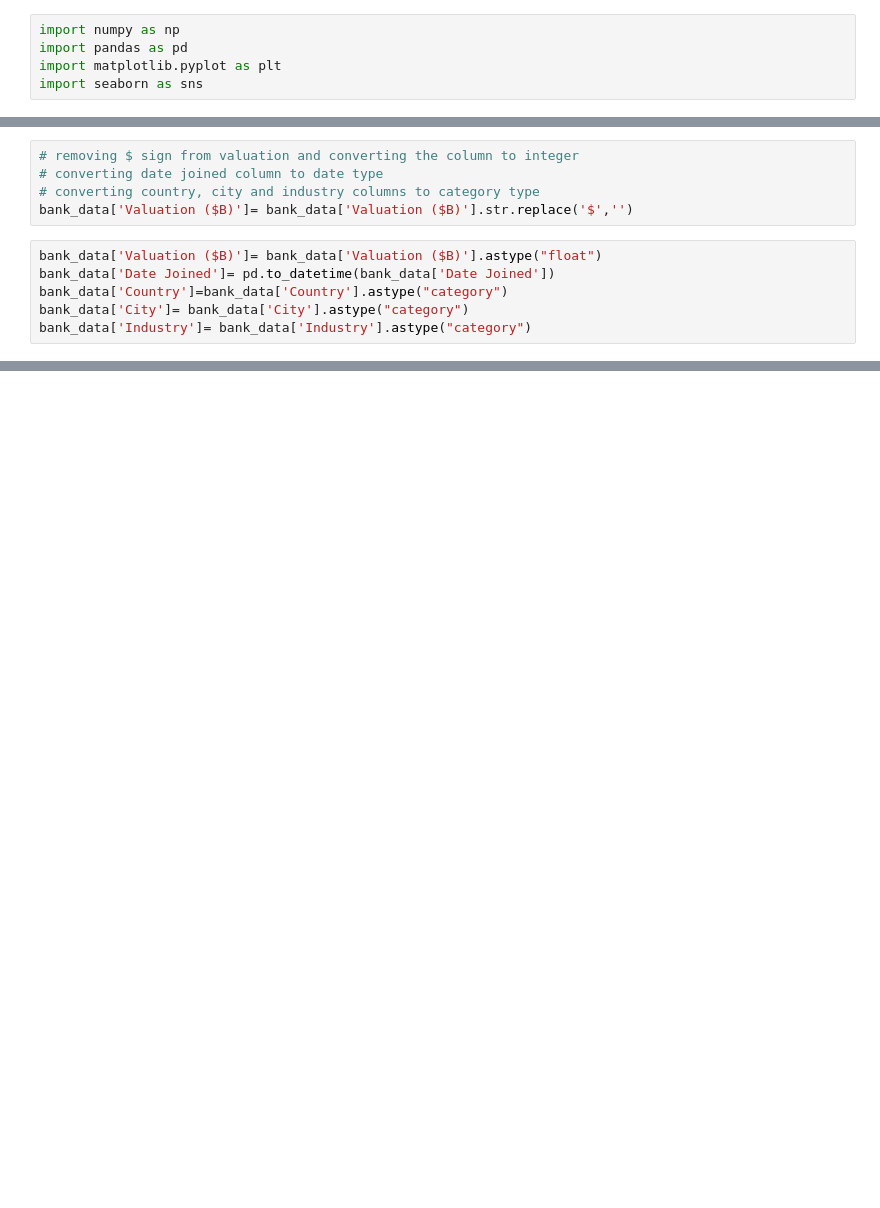
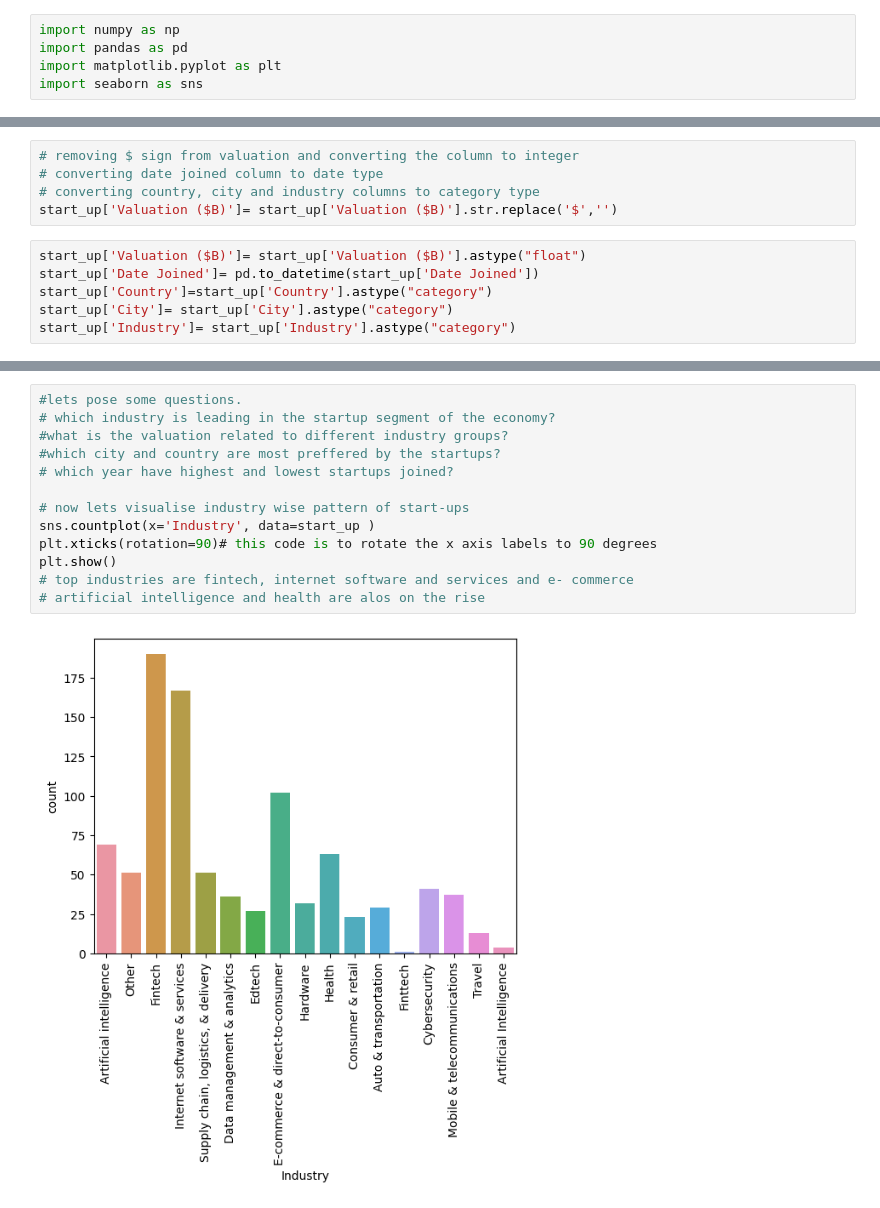
Before and after one commit to Shweta-singh-davv/python-data-science, a Jupyter notebook: startup.ipynb, the cells around one changed output, grey strips where cells are left out. Saved outputs shown, nothing was run; the diff lists cells and outputs as text; blank space fills up the shorter version.

```diff
--- a/startup.ipynb
+++ b/startup.ipynb
@@ -59,11 +59,11 @@ memory usage: 58.6+ KB
 # removing $ sign from valuation and converting the column to integer
 # converting date joined column to date type
 # converting country, city and industry columns to category type
-bank_data['Valuation ($B)']= bank_data['Valuation ($B)'].str.replace('$','')
+start_up['Valuation ($B)']= start_up['Valuation ($B)'].str.replace('$','')
 # %%
-bank_data['Valuation ($B)']= bank_data['Valuation ($B)'].astype("float")
-bank_data['Date Joined']= pd.to_datetime(bank_data['Date Joined'])
-bank_data['Country']=bank_data['Country'].astype("category")
-bank_data['City']= bank_data['City'].astype("category")
-bank_data['Industry']= bank_data['Industry'].astype("category")
+start_up['Valuation ($B)']= start_up['Valuation ($B)'].astype("float")
+start_up['Date Joined']= pd.to_datetime(start_up['Date Joined'])
+start_up['Country']=start_up['Country'].astype("category")
+start_up['City']= start_up['City'].astype("category")
+start_up['Industry']= start_up['Industry'].astype("category")
 # %%
@@ -84,3 +84,18 @@ Data columns (total 8 columns):
  7   Select Investors  935 non-null    object
 dtypes: category(3), datetime64[ns](1), float64(1), int64(1), object(2)
 memory usage: 52.4+ KB
+# %%
+#lets pose some questions.
+# which industry is leading in the startup segment of the economy?
+#what is the valuation related to different industry groups?
+#which city and country are most preffered by the startups?
+# which year have highest and lowest startups joined?
+
+# now lets visualise industry wise pattern of start-ups
+sns.countplot(x='Industry', data=start_up )
+plt.xticks(rotation=90)# this code is to rotate the x axis labels to 90 degrees
+plt.show()
+# top industries are fintech, internet software and services and e- commerce
+# artificial intelligence and health are alos on the rise
+# %% [output]
+[figure, added]
```
Also changed, not shown: parts of 6 cells of this notebook.
